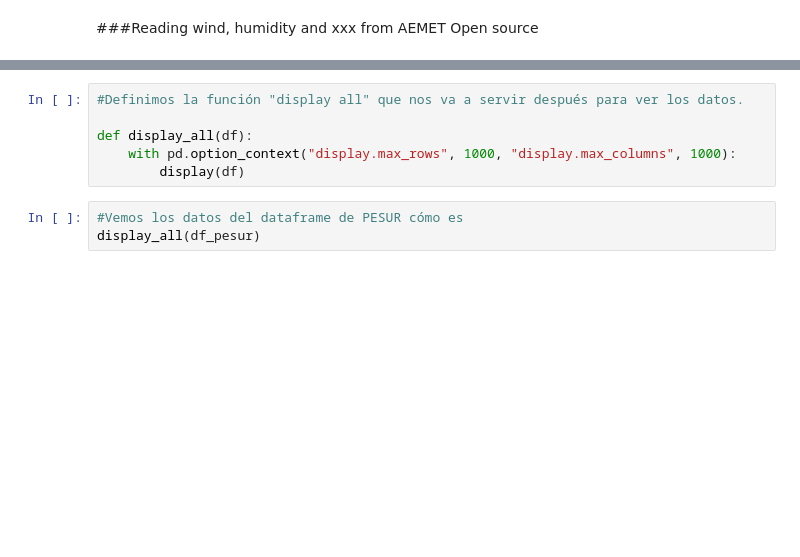
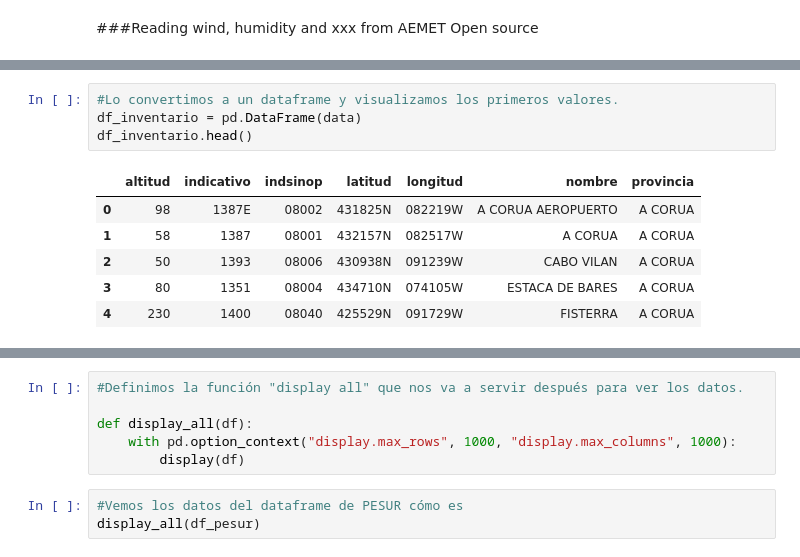
Before and after one commit to MaribelLuque/SaturdaysAI, a Jupyter notebook: Borrador_Proyecto_incendios.ipynb, the cells around one changed output, grey strips where cells are left out. Saved outputs shown, nothing was run; the diff lists cells and outputs as text; blank space fills up the shorter version.

```diff
--- a/Borrador_Proyecto_incendios.ipynb
+++ b/Borrador_Proyecto_incendios.ipynb
@@ -351,0 +293,11 @@ df_LST
+# %%
+#Lo convertimos a un dataframe y visualizamos los primeros valores.
+df_inventario = pd.DataFrame(data)
+df_inventario.head()
+# %% [output]
+|  | altitud | indicativo | indsinop | latitud | longitud | nombre | provincia |
+| 0 | 98 | 1387E | 08002 | 431825N | 082219W | A CORUA AEROPUERTO | A CORUA |
+| 1 | 58 | 1387 | 08001 | 432157N | 082517W | A CORUA | A CORUA |
+| 2 | 50 | 1393 | 08006 | 430938N | 091239W | CABO VILAN | A CORUA |
+| 3 | 80 | 1351 | 08004 | 434710N | 074105W | ESTACA DE BARES | A CORUA |
+| 4 | 230 | 1400 | 08040 | 425529N | 091729W | FISTERRA | A CORUA |
```
Also changed, not shown: parts of 34 cells of this notebook.
